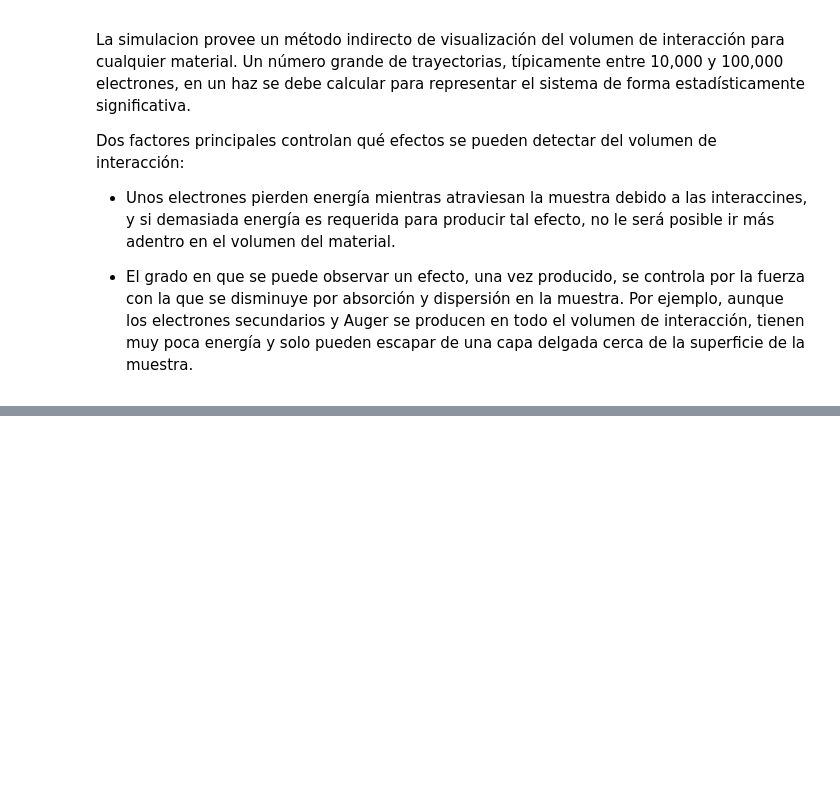
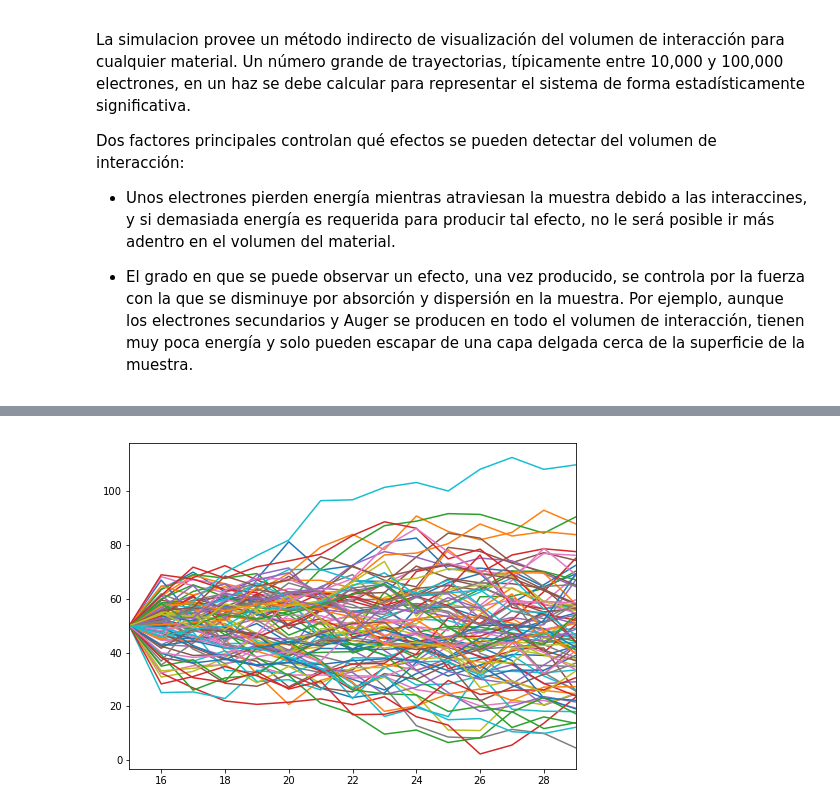
Before and after one commit to dixi1903/ProyectoModulo2_OrtizA_AcostaE_ChiquitoE, a Jupyter notebook: ProyectoModulo2_OrtizA_AcostaE_ChiquitoE.ipynb, the cells around one changed output, grey strips where cells are left out. Drawn from its saved outputs; the diff is of its cells as text; code cells hidden in the pictures; blank space fills up the shorter version.

```diff
--- a/ProyectoModulo2_OrtizA_AcostaE_ChiquitoE.ipynb
+++ b/ProyectoModulo2_OrtizA_AcostaE_ChiquitoE.ipynb
@@ -69,0 +76,6 @@ volumen de interacción, tienen muy poca energía y solo pueden escapar de una c
+# %%
+K=50 #Valor arbibrario del rayo (a cambiar)
+rango=30 #Alcanze del rayo, a cambiar
+df = pd.DataFrame(np.random.randn((rango-15),100),index=list(range(15,rango,1))) #Generador de números aleatorios para el movimiento del haz dentro del material.
+df=df*2/0.33 #Valores que determinen el cambio de los rayos dentro (a cambiar)
+df
@@ -69,0 +100,4 @@ volumen de interacción, tienen muy poca energía y solo pueden escapar de una c
+# %%
+acum=K+df.cumsum()   #Trayectorias de los diferentes electrones dentro del material.
+acum.loc[15,:]=50
+acum
@@ -69,0 +122,6 @@ volumen de interacción, tienen muy poca energía y solo pueden escapar de una c
+# %%
+
+acum.plot(figsize=(8,6),legend=False)
+plt.show()
+# %% [output]
+[figure, added]
```
Also changed, not shown: parts of 6 cells of this notebook, 1 other file.
